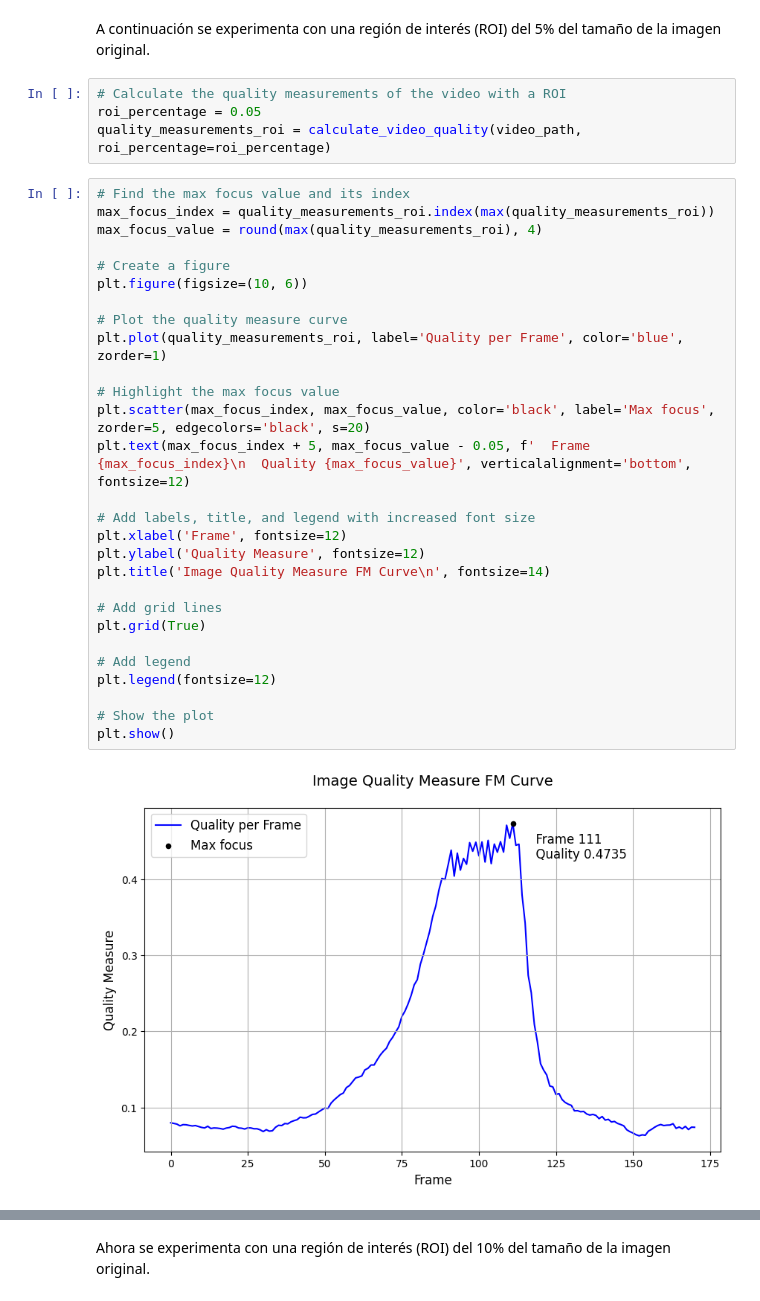
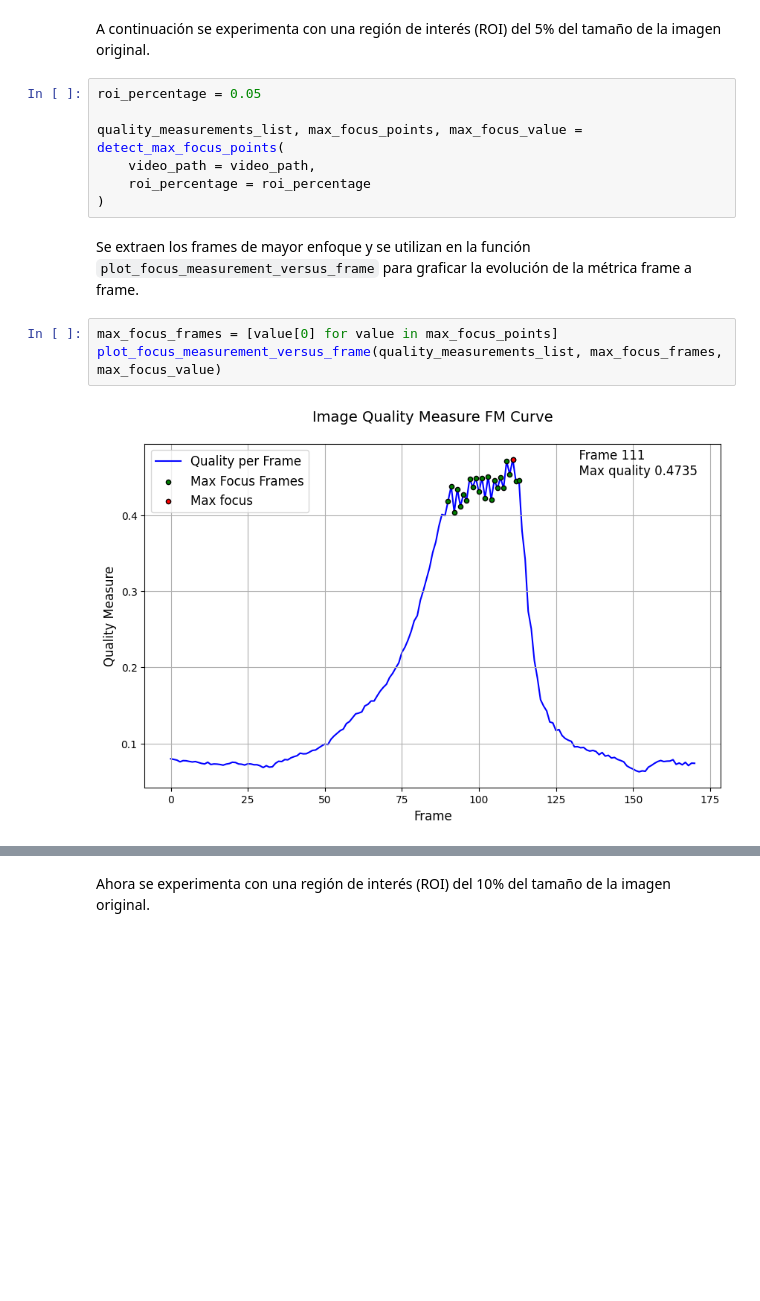
Before and after one commit to ChristianConchari/tp2_vpc1, a Jupyter notebook: solution_notebook.ipynb, the cells around one changed output, grey strips where cells are left out. Drawn from its saved outputs; the diff is of its cells as text; blank space fills up the shorter version.

```diff
--- a/solution_notebook.ipynb
+++ b/solution_notebook.ipynb
@@ -60,38 +51,18 @@ Como se puede ver en la gráfica superior, la calidad de la imagen es variable a
 ---
 # %% [markdown]
 A continuación se experimenta con una región de interés (ROI) del 5% del tamaño de la imagen original.
-# %%
-# Calculate the quality measurements of the video with a ROI
-roi_percentage = 0.05
-quality_measurements_roi = calculate_video_quality(video_path, roi_percentage=roi_percentage)
-# %%
-# Find the max focus value and its index
-max_focus_index = quality_measurements_roi.index(max(quality_measurements_roi))
-max_focus_value = round(max(quality_measurements_roi), 4)
-
-# Create a figure
-plt.figure(figsize=(10, 6))
-
-# Plot the quality measure curve
-plt.plot(quality_measurements_roi, label='Quality per Frame', color='blue', zorder=1)
-
-# Highlight the max focus value
-plt.scatter(max_focus_index, max_focus_value, color='black', label='Max focus', zorder=5, edgecolors='black', s=20)
-plt.text(max_focus_index + 5, max_focus_value - 0.05, f'  Frame {max_focus_index}\n  Quality {max_focus_value}', verticalalignment='bottom', fontsize=12)
-
-# Add labels, title, and legend with increased font size
-plt.xlabel('Frame', fontsize=12)
-plt.ylabel('Quality Measure', fontsize=12)
-plt.title('Image Quality Measure FM Curve\n', fontsize=14)
-
-# Add grid lines
-plt.grid(True)
-
-# Add legend
-plt.legend(fontsize=12)
-
-# Show the plot
-plt.show()
-# %% [output]
-[figure, removed]
+# %%
+roi_percentage = 0.05
+
+quality_measurements_list, max_focus_points, max_focus_value = detect_max_focus_points(
+    video_path = video_path,
+    roi_percentage = roi_percentage
+)
+# %% [markdown]
+Se extraen los frames de mayor enfoque y se utilizan en la función `plot_focus_measurement_versus_frame` para graficar la evolución de la métrica frame a frame.
+# %%
+max_focus_frames = [value[0] for value in max_focus_points]
+plot_focus_measurement_versus_frame(quality_measurements_list, max_focus_frames, max_focus_value)
+# %% [output]
+[figure, added]
 # %% [markdown]
```
Also changed, not shown: parts of 51 cells of this notebook.
